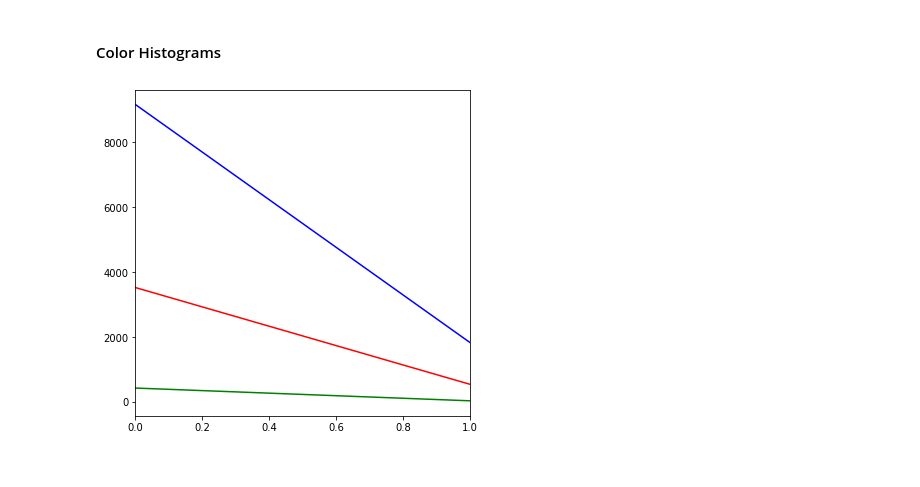
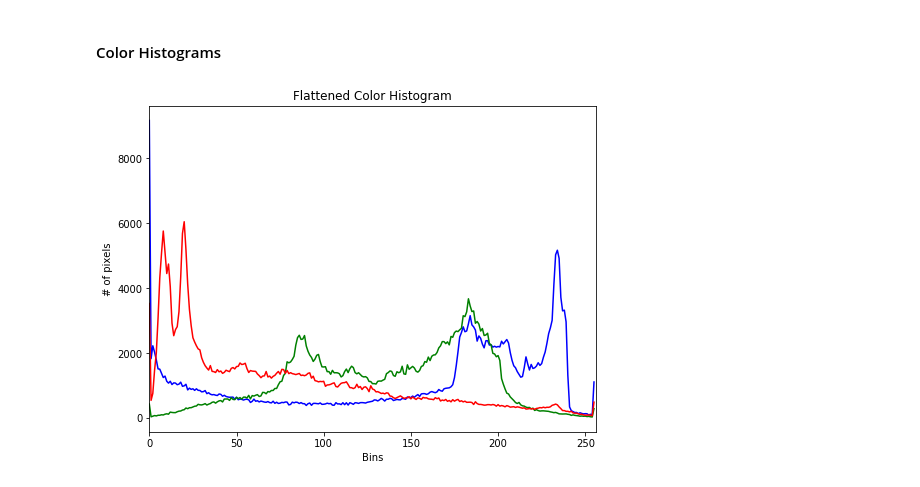
Before and after one commit to KarthikKothareddy/pisgurus, a Jupyter notebook: histograms.ipynb, the cells around one changed output. Drawn from its saved outputs; the diff is of its cells as text; code cells hidden in the pictures.

```diff
--- a/histograms.ipynb
+++ b/histograms.ipynb
@@ -78,8 +78,11 @@ display(
 # %%
 b, g, r = cv2.split(image)
 hists = []
 for c, name in [(b, "Blue"), (g, "Green"), (r, "Red")]:
     hists.append((cv2.calcHist([c], [0], None, [256], [0, 256]), name))
-display_histogram(hists)
+display_histogram(
+    hists, xlim=[0, 256], xlabel="Bins", ylabel="# of pixels",
+    title="Flattened Color Histogram", figsize=(8, 6)
+)
 # %% [output]
-[figure, old version]
+[figure, new version]
```
Also changed, not shown: parts of 8 cells of this notebook, 1 other file.
